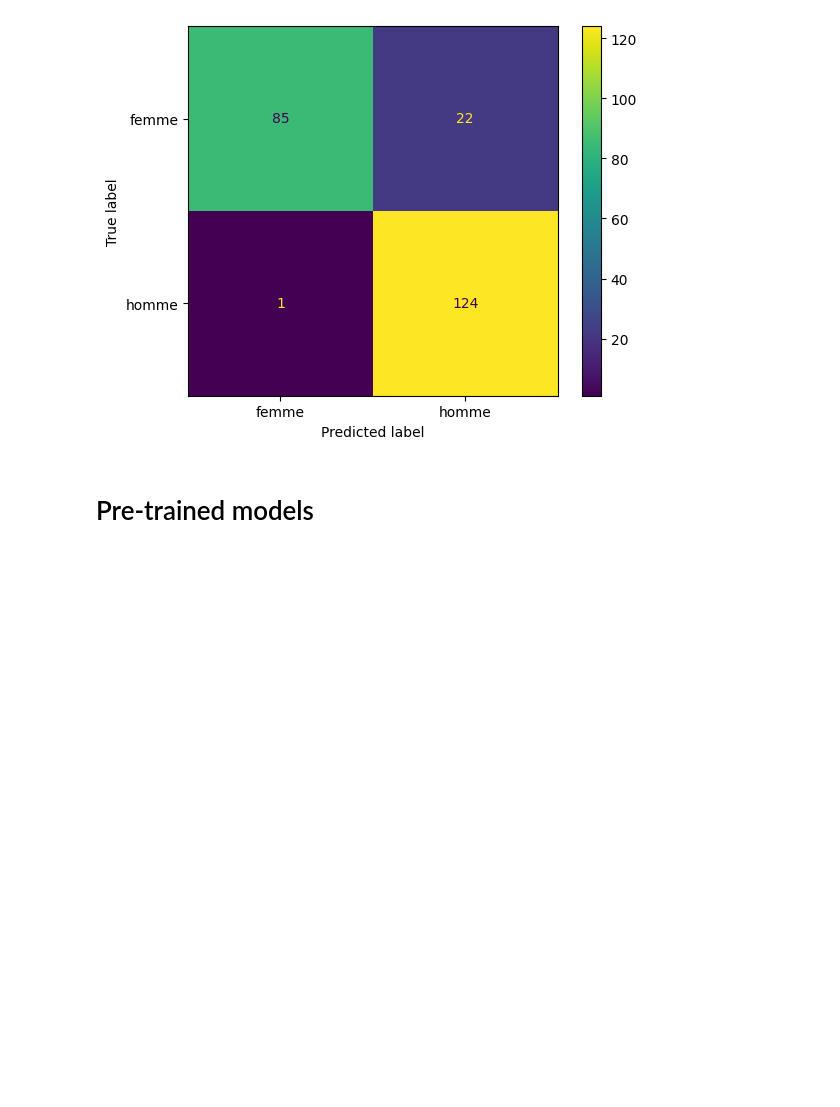
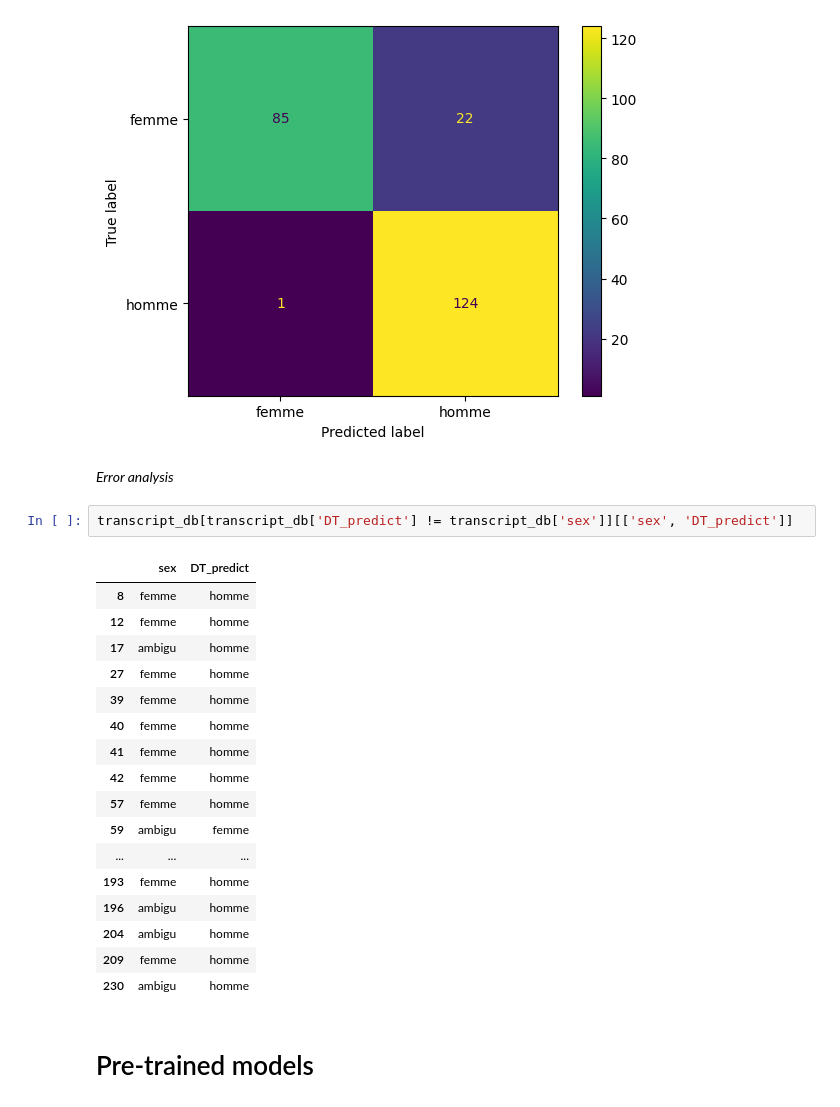
Before and after one commit to jdreumont/ML_for_NLP, a Jupyter notebook: Projet_NLP_JDR.ipynb, the cells around one changed output. Saved outputs shown, nothing was run; the diff lists cells and outputs as text; blank space fills up the shorter version.

```diff
--- a/Projet_NLP_JDR.ipynb
+++ b/Projet_NLP_JDR.ipynb
@@ -341,6 +426,28 @@ disp.plot()
 plt.show()
 # %% [output]
 [figure]
+# %% [markdown]
+*Error analysis*
+# %%
+transcript_db[transcript_db['DT_predict'] != transcript_db['sex']][['sex', 'DT_predict']]
+# %% [output]
+|  | sex | DT_predict |
+| 8 | femme | homme |
+| 12 | femme | homme |
+| 17 | ambigu | homme |
+| 27 | femme | homme |
+| 39 | femme | homme |
+| 40 | femme | homme |
+| 41 | femme | homme |
+| 42 | femme | homme |
+| 57 | femme | homme |
+| 59 | ambigu | femme |
+| ... | ... | ... |
+| 193 | femme | homme |
+| 196 | ambigu | homme |
+| 204 | ambigu | homme |
+| 209 | femme | homme |
+| 230 | ambigu | homme |
 # %% [markdown]
 # Pre-trained models
 # %%
```
Also changed, not shown: parts of 13 cells of this notebook.
